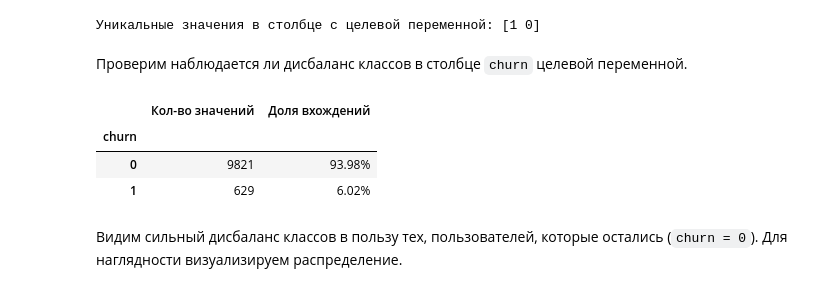
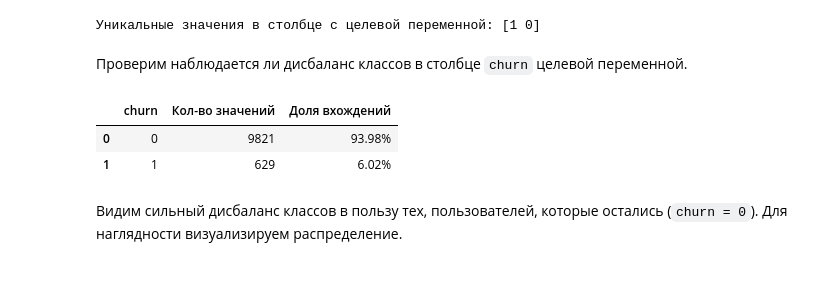
Before and after one commit to KeshaTrappy/project-logistic-regression, a Jupyter notebook: project_исправления_1.ipynb, the cells around one changed output. Drawn from its saved outputs; the diff is of its cells as text; code cells hidden in the pictures.

```diff
--- a/project.ipynb
+++ b/project_исправления_1.ipynb
@@ -209,15 +274,16 @@ print(f"Уникальные значения в столбце с целево
 # %%
 # Создаем датафрейм с распределением значений в churn
 target_values = pd.DataFrame({'Кол-во значений': df['churn'].value_counts(),
-                              'Доля вхождений': df['churn'].value_counts(normalize=True)})
+                              'Доля вхождений': df['churn'].value_counts(normalize=True)}).reset_index()
+
+target_values.columns = ['churn', 'Кол-во значений', 'Доля вхождений']
 
 # Выводим датафрейм
 target_values.style.format({'Доля вхождений': '{:.2%}'})
 # %% [output]
-|  | Кол-во значений | Доля вхождений |
-| churn |  |  |
-| 0 | 9821 | 93.98% |
-| 1 | 629 | 6.02% |
+|  | churn | Кол-во значений | Доля вхождений |
+| 0 | 0 | 9821 | 93.98% |
+| 1 | 1 | 629 | 6.02% |
 # %% [markdown]
 Видим сильный дисбаланс классов в пользу тех, пользователей, которые остались (`churn = 0`). Для наглядности визуализируем распределение.
 # %%
```
Also changed, not shown: parts of 67 cells of this notebook, 3 other files.
